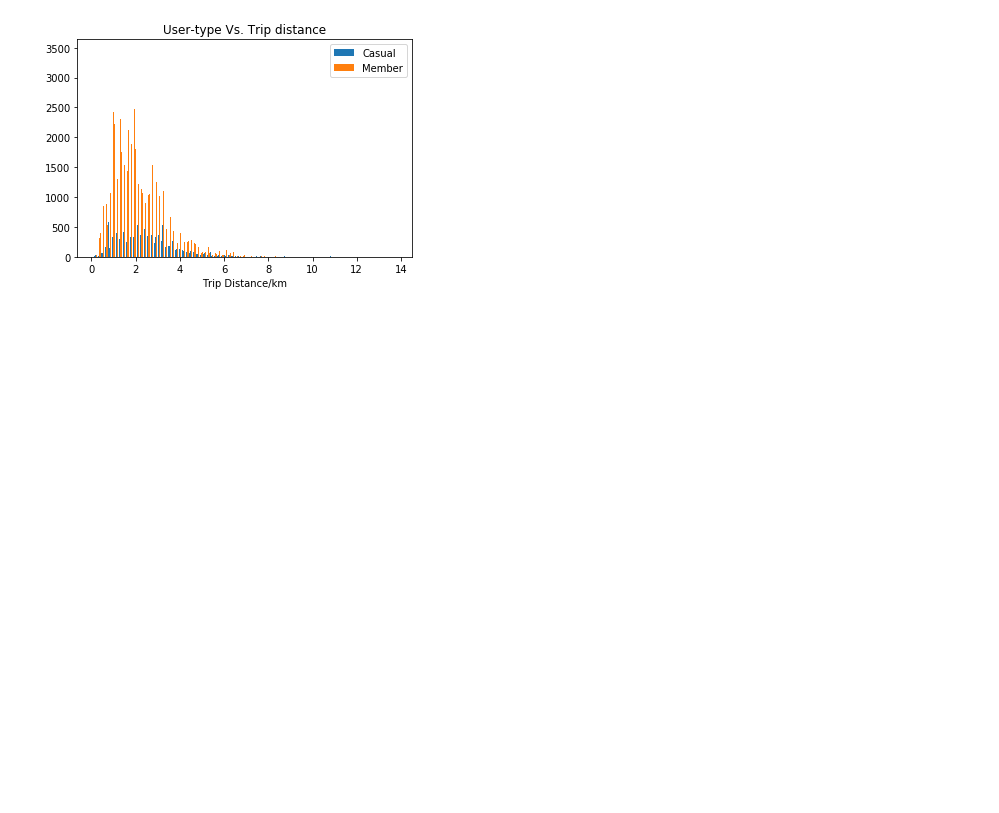
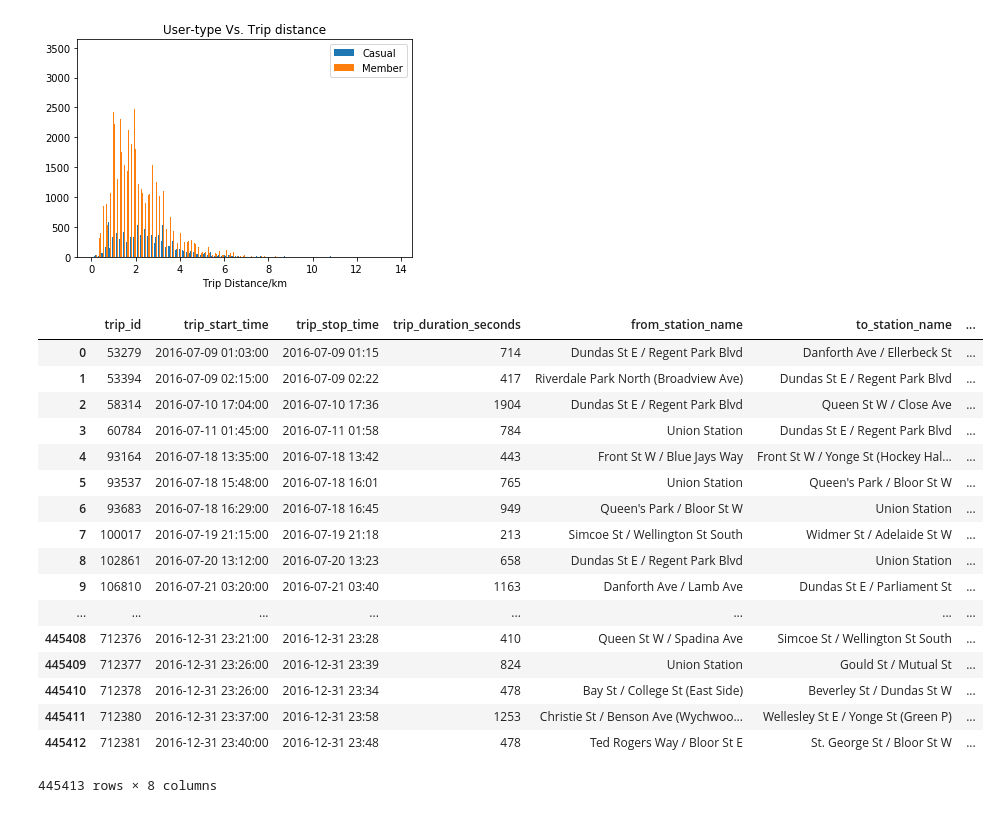
Before and after one commit to simonZhou-git/Toronto-Bikeshare-Analysis, a Jupyter notebook: Toronto_Bike_Share.ipynb, the cells around one changed output. Drawn from its saved outputs; the diff is of its cells as text; code cells hidden in the pictures; blank space fills up the shorter version.

```diff
--- a/Toronto_Bike_Share.ipynb
+++ b/Toronto_Bike_Share.ipynb
@@ -587,0 +590,22 @@ plt.show()
+# %%
+new_bikeshare['trip_start_time'] = pd.to_datetime(new_bikeshare['trip_start_time'])
+new_bikeshare
+# %% [output]
+|  | trip_id | trip_start_time | trip_stop_time | trip_duration_seconds | from_station_name | to_station_name | ... |
+| 0 | 53279 | 2016-07-09 01:03:00 | 2016-07-09 01:15 | 714 | Dundas St E / Regent Park Blvd | Danforth Ave / Ellerbeck St | ... |
+| 1 | 53394 | 2016-07-09 02:15:00 | 2016-07-09 02:22 | 417 | Riverdale Park North (Broadview Ave) | Dundas St E / Regent Park Blvd | ... |
+| 2 | 58314 | 2016-07-10 17:04:00 | 2016-07-10 17:36 | 1904 | Dundas St E / Regent Park Blvd | Queen St W / Close Ave | ... |
+| 3 | 60784 | 2016-07-11 01:45:00 | 2016-07-11 01:58 | 784 | Union Station | Dundas St E / Regent Park Blvd | ... |
+| 4 | 93164 | 2016-07-18 13:35:00 | 2016-07-18 13:42 | 443 | Front St W / Blue Jays Way | Front St W / Yonge St (Hockey Hal... | ... |
+| 5 | 93537 | 2016-07-18 15:48:00 | 2016-07-18 16:01 | 765 | Union Station | Queen's Park / Bloor St W | ... |
+| 6 | 93683 | 2016-07-18 16:29:00 | 2016-07-18 16:45 | 949 | Queen's Park / Bloor St W | Union Station | ... |
+| 7 | 100017 | 2016-07-19 21:15:00 | 2016-07-19 21:18 | 213 | Simcoe St / Wellington St South | Widmer St / Adelaide St W | ... |
+| 8 | 102861 | 2016-07-20 13:12:00 | 2016-07-20 13:23 | 658 | Dundas St E / Regent Park Blvd | Union Station | ... |
+| 9 | 106810 | 2016-07-21 03:20:00 | 2016-07-21 03:40 | 1163 | Danforth Ave / Lamb Ave | Dundas St E / Parliament St | ... |
+| ... | ... | ... | ... | ... | ... | ... | ... |
+| 445408 | 712376 | 2016-12-31 23:21:00 | 2016-12-31 23:28 | 410 | Queen St W / Spadina Ave | Simcoe St / Wellington St South | ... |
+| 445409 | 712377 | 2016-12-31 23:26:00 | 2016-12-31 23:39 | 824 | Union Station | Gould St / Mutual St | ... |
+| 445410 | 712378 | 2016-12-31 23:26:00 | 2016-12-31 23:34 | 478 | Bay St / College St (East Side) | Beverley St / Dundas St W | ... |
+| 445411 | 712380 | 2016-12-31 23:37:00 | 2016-12-31 23:58 | 1253 | Christie St / Benson Ave (Wychwoo... | Wellesley St E / Yonge St (Green P) | ... |
+| 445412 | 712381 | 2016-12-31 23:40:00 | 2016-12-31 23:48 | 478 | Ted Rogers Way / Bloor St E | St. George St / Bloor St W | ... |
+445413 rows × 8 columns
```
Also changed, not shown: parts of 20 cells of this notebook.
